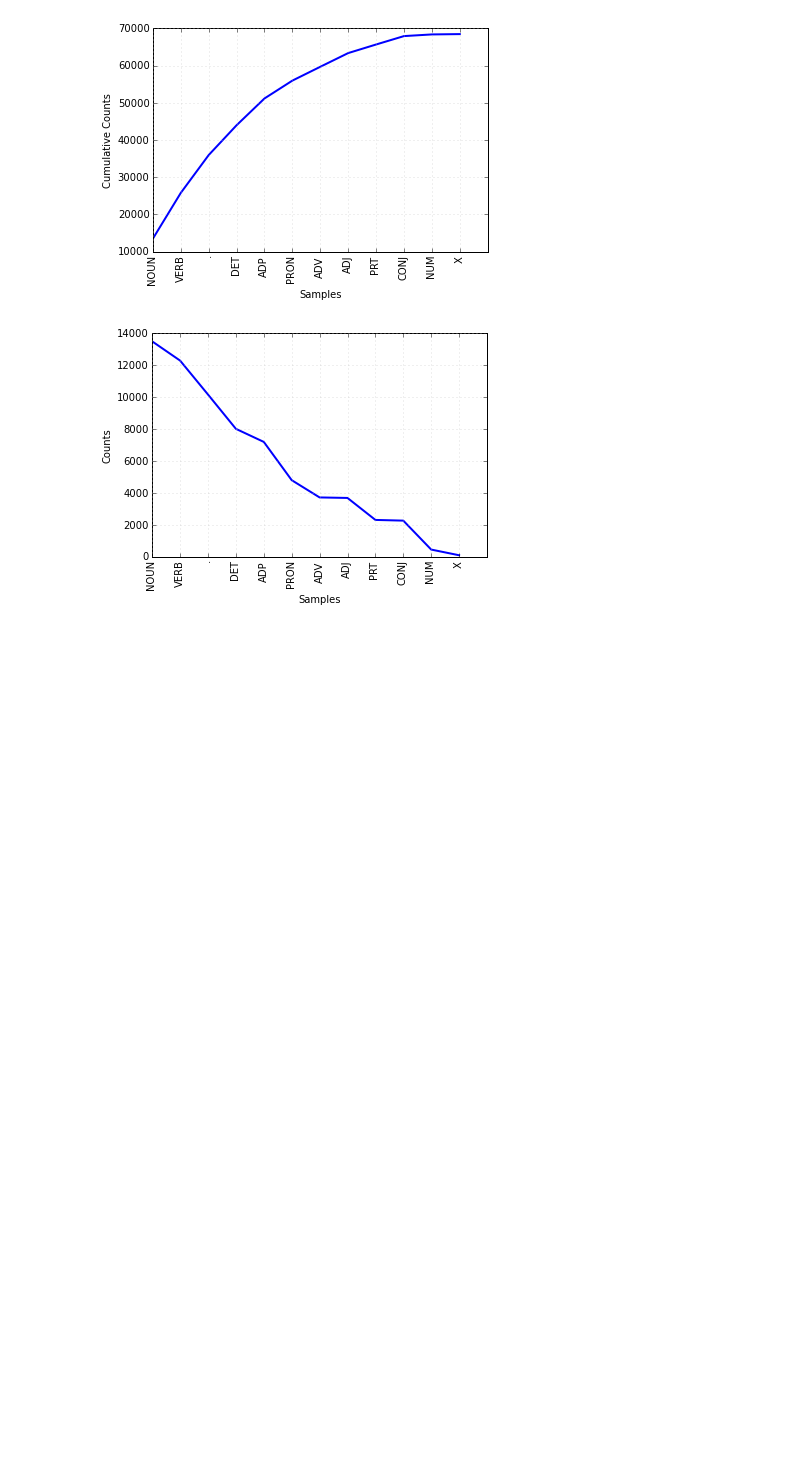
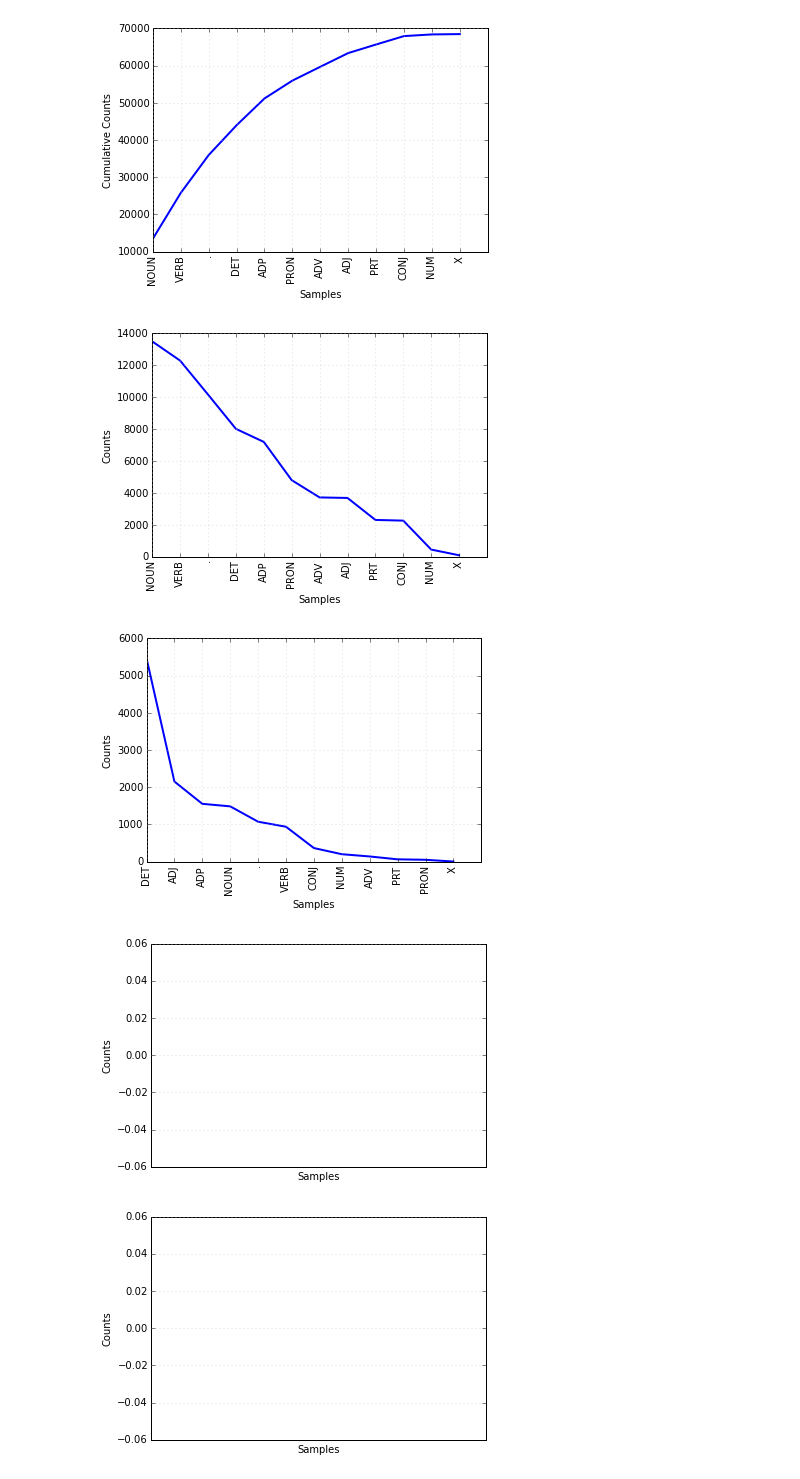
Before and after one commit to sofiabroome/wordpredictor, a Jupyter notebook: explore_nltk.ipynb, the cells around one changed output. Drawn from its saved outputs; the diff is of its cells as text; code cells hidden in the pictures; blank space fills up the shorter version.

Commit message:
freqdist of preceders of specific tags

```diff
--- a/explore_nltk.ipynb
+++ b/explore_nltk.ipynb
@@ -101,3 +137,20 @@ tag_fd.plot()
 # %% [output]
 [figure]
 [figure]
+# %%
+word_tag_pairs = nltk.bigrams(brown_fiction_tagged)
+noun_preceders = [a[1] for (a, b) in word_tag_pairs if b[1] == 'NOUN']
+verb_preceders = [a[1] for (a, b) in word_tag_pairs if b[1] == 'VERB']
+adjective_preceders = [a[1] for (a, b) in word_tag_pairs if b[1] == 'ADJ']
+
+fdist_noun_preceders = nltk.FreqDist(noun_preceders)
+fdist_verb_preceders = nltk.FreqDist(verb_preceders)
+fdist_adjective_preceders = nltk.FreqDist(adjective_preceders)
+
+fdist_noun_preceders.plot()
+fdist_verb_preceders.plot()
+fdist_adjective_preceders.plot()
+# %% [output]
+[figure, added]
+[figure, added]
+[figure, added]
```
Also changed, not shown: parts of 1 cell of this notebook.
